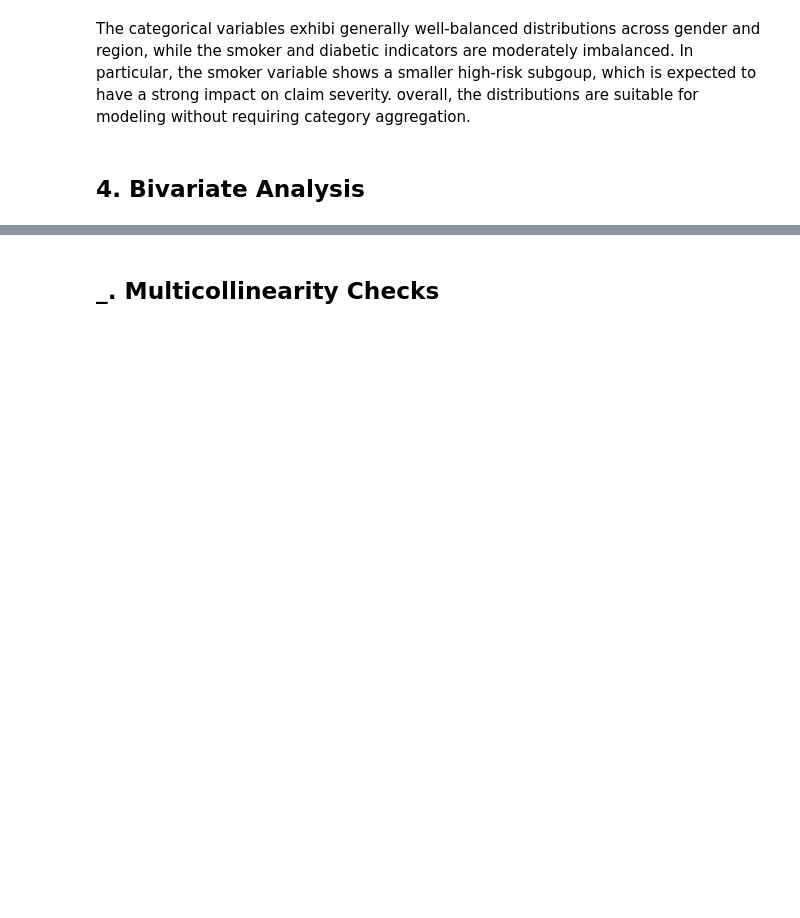
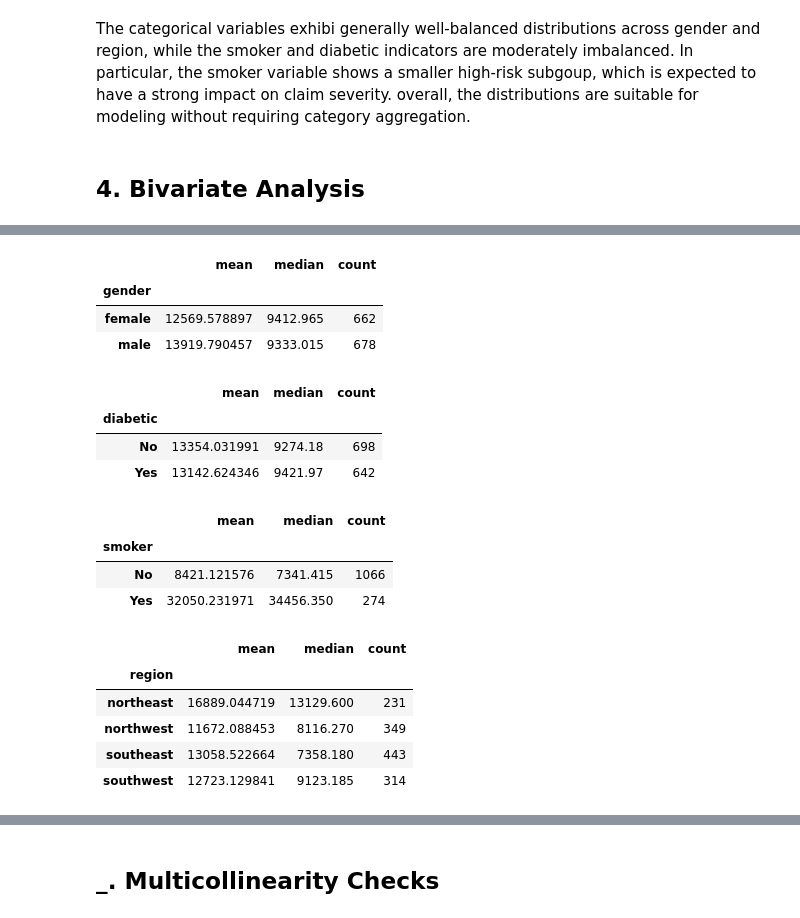
Before and after one commit to lojnys/health-insurance-claims, a Jupyter notebook: notebooks/0_EDA.ipynb, the cells around one changed output, grey strips where cells are left out. Drawn from its saved outputs; the diff is of its cells as text; code cells hidden in the pictures; blank space fills up the shorter version.

```diff
--- a/notebooks/0_EDA.ipynb
+++ b/notebooks/0_EDA.ipynb
@@ -466,0 +564,25 @@ for col in numerical_cols:
+# %%
+group_list = []
+for col in categorical_cols:
+    group_list.append(pd.DataFrame(df.groupby(col)['claim'].agg(['mean', 'median', 'count'])))
+
+display_side_by_side(*group_list)
+# %% [output]
+|  | mean | median | count |
+| gender |  |  |  |
+| female | 12569.578897 | 9412.965 | 662 |
+| male | 13919.790457 | 9333.015 | 678 |
+|  | mean | median | count |
+| diabetic |  |  |  |
+| No | 13354.031991 | 9274.18 | 698 |
+| Yes | 13142.624346 | 9421.97 | 642 |
+|  | mean | median | count |
+| smoker |  |  |  |
+| No | 8421.121576 | 7341.415 | 1066 |
+| Yes | 32050.231971 | 34456.350 | 274 |
+|  | mean | median | count |
+| region |  |  |  |
+| northeast | 16889.044719 | 13129.600 | 231 |
+| northwest | 11672.088453 | 8116.270 | 349 |
+| southeast | 13058.522664 | 7358.180 | 443 |
+| southwest | 12723.129841 | 9123.185 | 314 |
```
Also changed, not shown: parts of 14 cells of this notebook.
